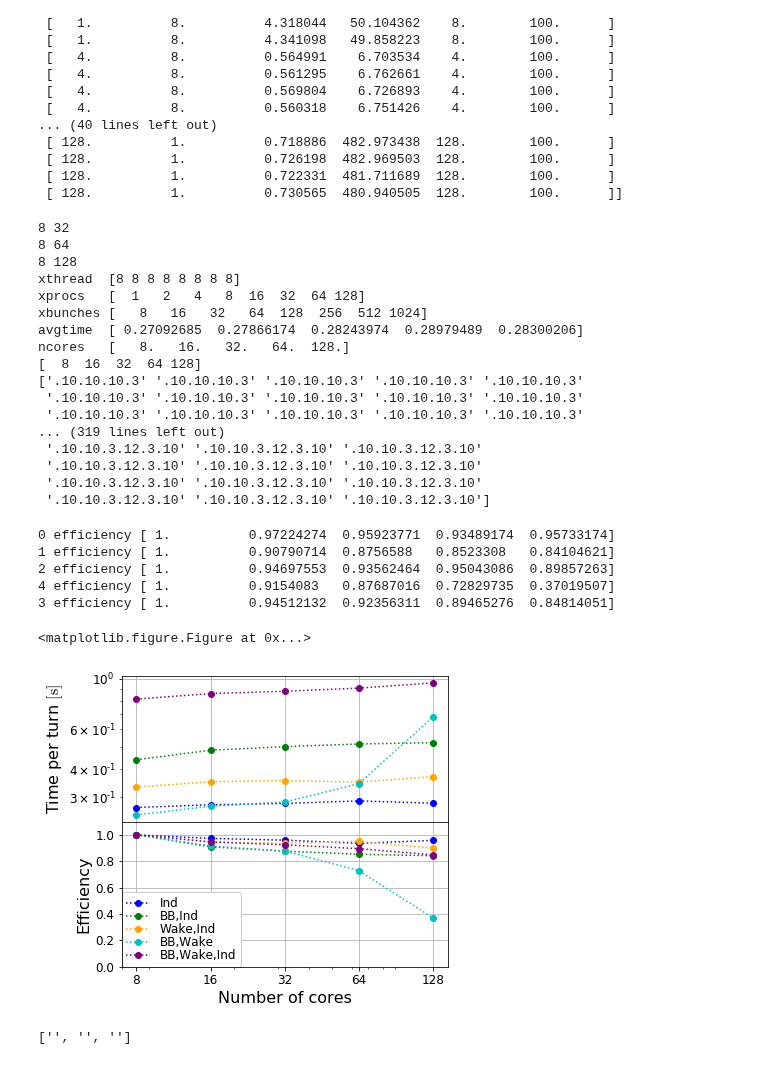
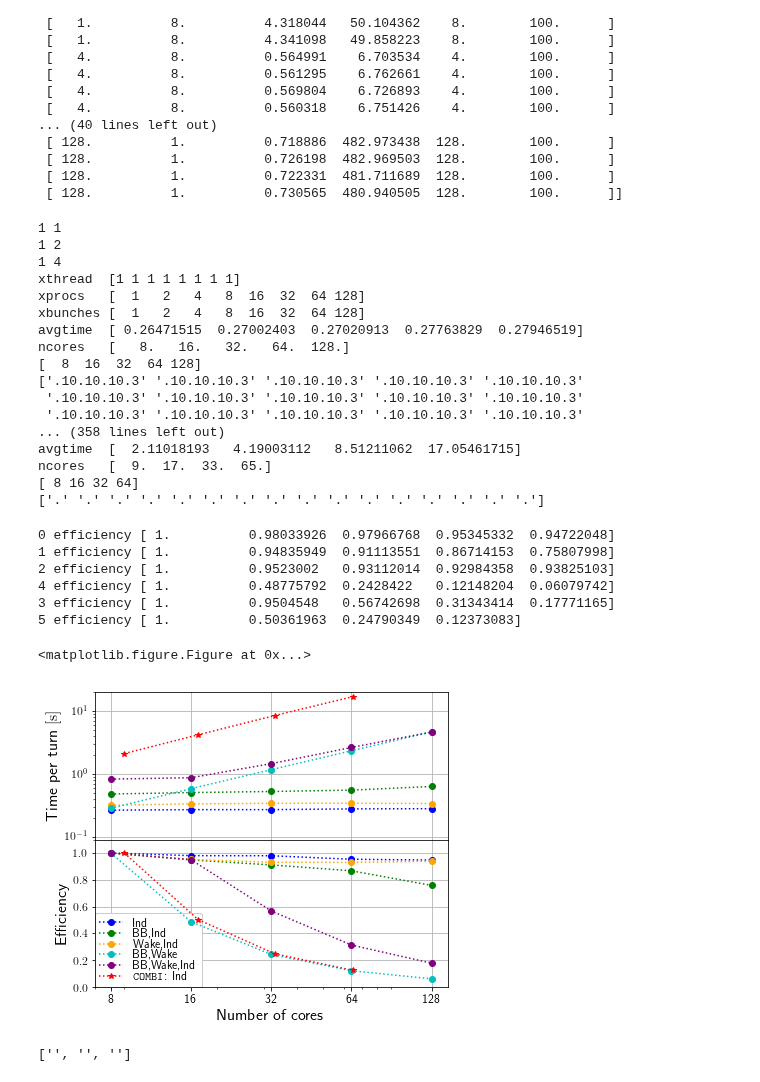
Before and after one commit to sondrevf/Ipython_Cern, a Jupyter notebook: 02_COMBIp/PlotCOMBIp_timing.ipynb, the cells around one changed output. Saved outputs shown, nothing was run; the diff lists cells and outputs as text; code cells hidden in the pictures.

```diff
--- a/02_COMBIp/PlotCOMBIp_timing.ipynb
+++ b/02_COMBIp/PlotCOMBIp_timing.ipynb
@@ -31,6 +31,9 @@ mpl.rcParams.update({'figure.figsize':[6,5]})
 mpl.rcParams.update({'mathtext.fontset':'cm'})
 mpl.rcParams.update({'font.style':'normal'})
 
+mpl.rcParams['text.usetex'] = True
+mpl.rcParams['text.latex.preamble'] = [r'\usepackage{amsmath}'] #for \text command
+
 pi2 = 2*np.pi
 
 print(sys.version_info)
@@ -46,7 +49,7 @@ def amdahl(x,p):
 # plt.plot(x,amdahl(x,0.99)/x)
 # %%
 # Load file
-study=1
+study=4
 bool_weak=0
 bool_8 = 1
 if study==1:
@@ -278,8 +281,8 @@ YS = [omp_time,mpi_time,combi_time]
 ERRS=[omp_std,mpi_std,combi_std]
 cols = ['b','g','r']
 ms = ['o','o','*']
-labs = [r'OpenMP$\rightarrow$MPI',r'MPI$\rightarrow$OpenMP','COMBI']
-labs2 = ['COMBIp','','COMBI']
+labs = [r'$\texttt{OpenMP}\rightarrow\texttt{MPI}$',r'$\texttt{MPI}\rightarrow\texttt{OpenMP}$',r'$\texttt{COMBI}$']
+labs2 = [r'$\texttt{COMBIp}$','',r'$\texttt{COMBI}$']
 j=0
 for i in [2,0,1,1,1]:
     print(labs[i])
@@ -302,6 +305,7 @@ for i in [2,0,1,1,1]:
             m=['+','x','o'][j]
             j+=1
             if j==1:
+                print('ohoh')
                 print(X,Y)
                 popt,pcov = curve_fit(amdahl,X,time_serial/Y)
                 temp = np.arange(1,np.max(X)*1.5)
@@ -324,7 +328,7 @@ for i in [2,0,1,1,1]:
 #     ax1.errorbar(XS[i],YS[i],yerr=ERRS[i],fmt=':',c=cols[i])
 
     #Amdahl
-    if i!=3:
+    if i!=1:
         print(X,Y)
         popt,pcov = curve_fit(amdahl,X,time_serial/Y)
         temp = np.arange(1,np.max(X)*1.5)
@@ -349,10 +353,11 @@ for i in [2,0,1,1,1]:
 
 plt.figure(1)
 ax2.set_ylim(0.,1.1)
-ax2.legend(loc=0,framealpha=0.5)
+ax2.legend(loc=0,framealpha=0.5,labelspacing=0.1,fontsize=14)
 ax1.legend(loc=0,framealpha=0.5)
 ax1.set_xticks(2**np.arange(8))
 ax2.set_xticks(2**np.arange(8))
+ax2.set_xlim(1/1.2,128*1.2)
 ax1.tick_params(labelbottom=False)
 ax2.set_xticklabels(2**np.arange(8))
 
@@ -518,7 +523,7 @@ time=wdata[:,3]/wdata[:,5]
 
 
 
-method=2  # 1.1   8.8    1.8
+method=1  # 1.1   8.8    1.8
 combi_study=1
 strings = ['.3','.10.10.10.3','.12.3','.10.10.10.12.3','.10.10.12.10','.']
 strings = ['.3','.10.10.10.3','.12.3','.10.10.3.12.3.10','.10.10.12.10','.']
@@ -605,23 +610,23 @@ for study in [0,1,2,3,4,5]:
 
     print( dstr)
 # %% [output]
-8 32
-8 64
-8 128
-xthread  [8 8 8 8 8 8 8 8]
+1 1
+1 2
+1 4
+xthread  [1 1 1 1 1 1 1 1]
 xprocs   [  1   2   4   8  16  32  64 128]
-xbunches [   8   16   32   64  128  256  512 1024]
-avgtime  [ 0.27092685  0.27866174  0.28243974  0.28979489  0.28300206]
+xbunches [  1   2   4   8  16  32  64 128]
+avgtime  [ 0.26471515  0.27002403  0.27020913  0.27763829  0.27946519]
 ncores   [   8.   16.   32.   64.  128.]
 [  8  16  32  64 128]
 ['.10.10.10.3' '.10.10.10.3' '.10.10.10.3' '.10.10.10.3' '.10.10.10.3'
  '.10.10.10.3' '.10.10.10.3' '.10.10.10.3' '.10.10.10.3' '.10.10.10.3'
  '.10.10.10.3' '.10.10.10.3' '.10.10.10.3' '.10.10.10.3' '.10.10.10.3'
-... (319 lines left out)
- '.10.10.3.12.3.10' '.10.10.3.12.3.10' '.10.10.3.12.3.10'
- '.10.10.3.12.3.10' '.10.10.3.12.3.10' '.10.10.3.12.3.10'
- '.10.10.3.12.3.10' '.10.10.3.12.3.10' '.10.10.3.12.3.10'
- '.10.10.3.12.3.10' '.10.10.3.12.3.10' '.10.10.3.12.3.10']
+... (358 lines left out)
+avgtime  [  2.11018193   4.19003112   8.51211062  17.05461715]
+ncores   [  9.  17.  33.  65.]
+[ 8 16 32 64]
+['.' '.' '.' '.' '.' '.' '.' '.' '.' '.' '.' '.' '.' '.' '.' '.']
 # %%
 fig2 = plt.figure(2)
 
@@ -642,7 +647,7 @@ ms = ['o','o','o','o','o','*']
 if 1:
     XS = [core_inco,core_BB,core_wake,core_wakeBB,core_wakeBBnoI,core_combi]
     YS = [time_inco,time_BB,time_wake,time_wakeBB,time_wakeBBnoI,time_combi]
-    labs = ['Ind','BB,Ind','Wake,Ind','BB,Wake,Ind','BB,Wake','COMBI: Ind']
+    labs = ['Ind','BB,Ind','Wake,Ind','BB,Wake,Ind','BB,Wake',r'$\texttt{COMBI}$: Ind']
 else:
     XS = [cores11,cores88,cores18]
     YS = [time11,time88,time18]
@@ -665,41 +670,43 @@ for i in [0,1,2,4,3,5]:
 #     print('speedup',time_serial/YS[i])
 #     print('ncores',XS[i])
 
 #     plt.figure(2)
 #     plt.loglog(XS[i],time_serial/YS[i],''+ms[i]+cols[i])
 #     if i<2:
 #         plt.loglog(temp,amdahl(temp,popt),cols[i],label=r"Amdahl: $p=%.3f$"%popt)
 
 
 plt.figure(1)
 ax2.set_ylim(0,1.1)
 # ax1.set_ylim(0.01,1)
 # ax1.legend(loc=0,framealpha=0.5)
 ax2.legend(loc=(0,0),framealpha=1,labelspacing=0).set_zorder(2)
-ax1.set_xticks(2**np.arange(3,8))
-ax2.set_xticks(2**np.arange(3,8))
+# ax1.set_xticks(2**np.arange(3,8))
+# ax2.set_xticks(2**np.arange(3,8))
 ax1.tick_params(labelbottom=False)
 ax2.set_xticklabels(2**np.arange(8))
+ax1.set_ylim(0.09,20)
 
 
 ax1.set_xticks(2**np.arange(3,8))
 ax2.set_xticks(2**np.arange(3,8))
 ax2.set_xticklabels(2**np.arange(3,8))
 plt.tight_layout()
 plt.subplots_adjust(hspace=0)
 plt.savefig("00_Plots/PHPC_weakscaling"+wsuffix+"_%d.png"%method)
 plt.savefig("00_Plots/PHPC_weakscaling"+wsuffix+"_%d.eps"%method)
 
 
 # plt.figure(2)
 # %% [output]
-0 efficiency [ 1.          0.97224274  0.95923771  0.93489174  0.95733174]
-1 efficiency [ 1.          0.90790714  0.8756588   0.8523308   0.84104621]
-2 efficiency [ 1.          0.94697553  0.93562464  0.95043086  0.89857263]
-4 efficiency [ 1.          0.9154083   0.87687016  0.72829735  0.37019507]
-3 efficiency [ 1.          0.94512132  0.92356311  0.89465276  0.84814051]
+0 efficiency [ 1.          0.98033926  0.97966768  0.95345332  0.94722048]
+1 efficiency [ 1.          0.94835949  0.91113551  0.86714153  0.75807998]
+2 efficiency [ 1.          0.9523002   0.93112014  0.92984358  0.93825103]
+4 efficiency [ 1.          0.48775792  0.2428422   0.12148204  0.06079742]
+3 efficiency [ 1.          0.9504548   0.56742698  0.31343414  0.17771165]
+5 efficiency [ 1.          0.50361963  0.24790349  0.12373083]
 <matplotlib.figure.Figure at 0x...>
-[figure, old version]
+[figure, new version]
 # %%
 ['']*3
 # %% [output]
```
Also changed, not shown: parts of 3 cells of this notebook, 5 other files.
